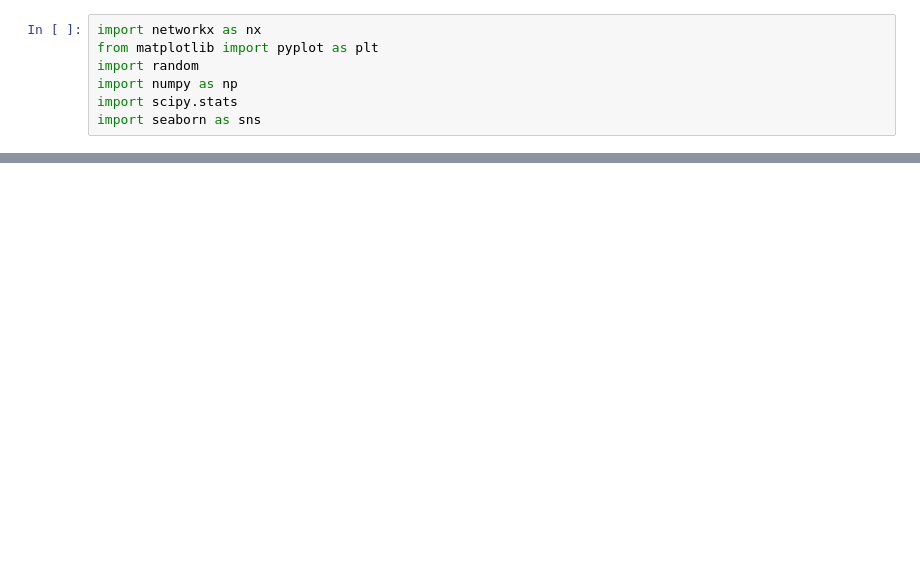
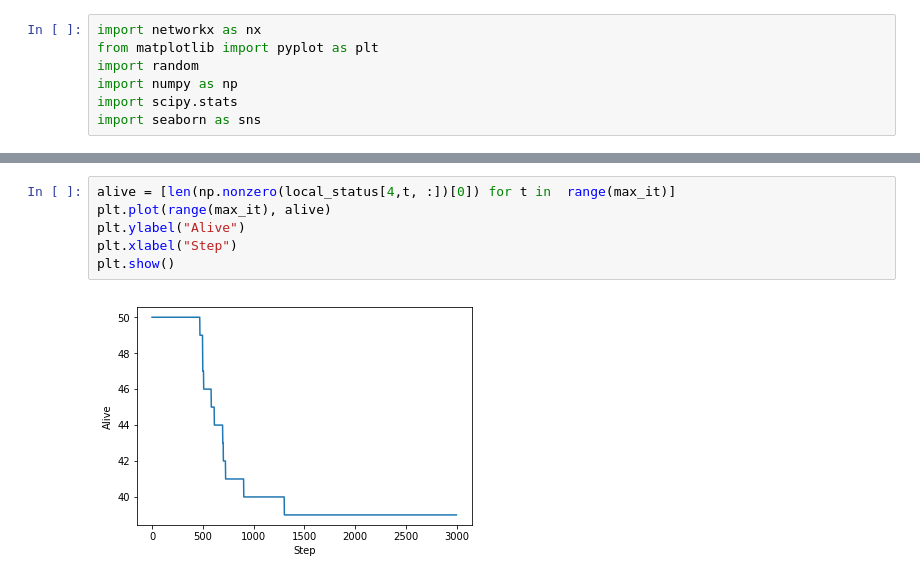
Before and after one commit to WavyV/Complex_System_Simulation, a Jupyter notebook: Network/networks.ipynb, the cells around one changed output, grey strips where cells are left out. Drawn from its saved outputs; the diff is of its cells as text; blank space fills up the shorter version.

```diff
--- a/Network/networks.ipynb
+++ b/Network/networks.ipynb
@@ -132,0 +169,8 @@ plt.show()
+# %%
+alive = [len(np.nonzero(local_status[4,t, :])[0]) for t in  range(max_it)]
+plt.plot(range(max_it), alive)
+plt.ylabel("Alive")
+plt.xlabel("Step")
+plt.show()
+# %% [output]
+[figure, added]
```
Also changed, not shown: parts of 6 cells of this notebook.
